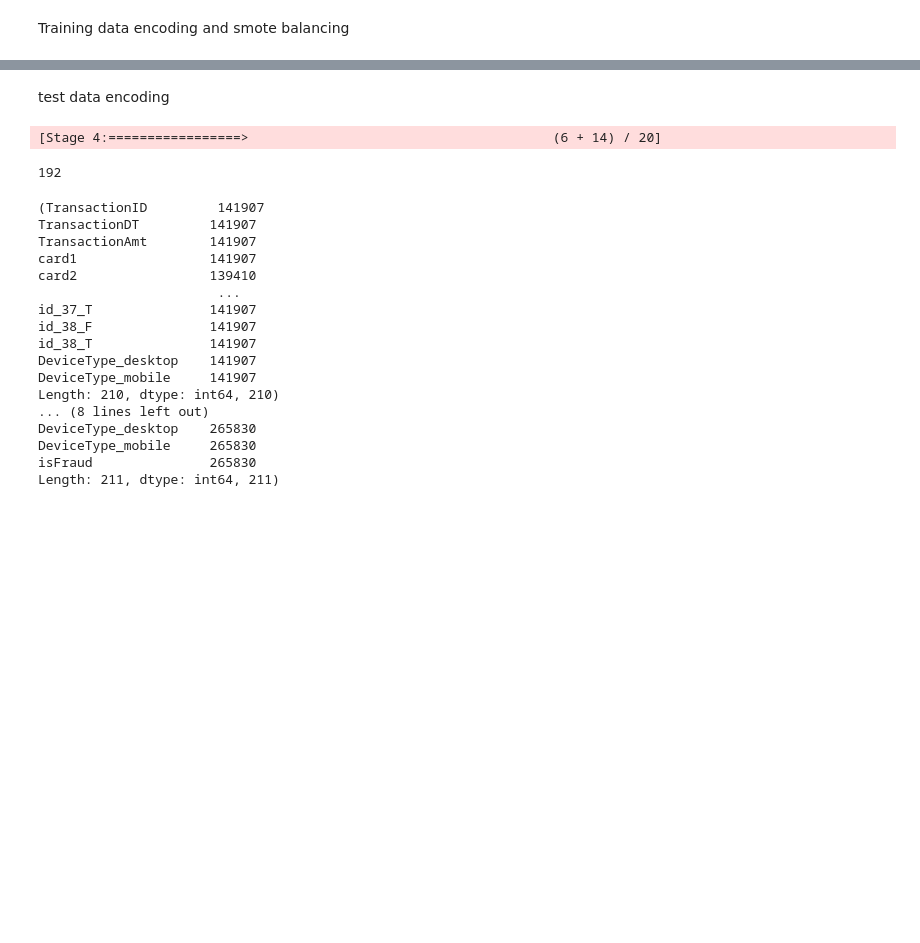
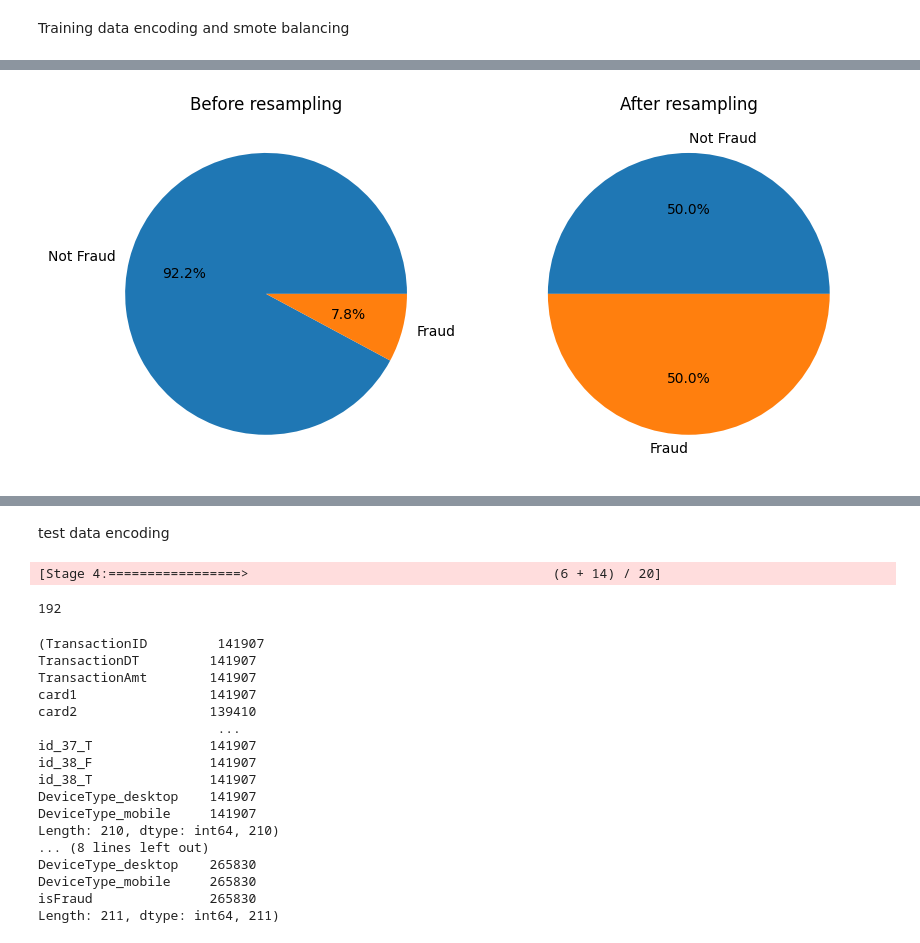
Before and after one commit to karysutariya/Fraud-Detection, a Jupyter notebook: databalancing.ipynb, the cells around one changed output, grey strips where cells are left out. Cells and saved outputs as stored; diff of their text form; code cells hidden in the pictures; blank space fills up the shorter version.

```diff
--- a/databalancing.ipynb
+++ b/databalancing.ipynb
@@ -55,0 +62,17 @@ plt.show()
+# %%
+# Plot the data
+fig, (ax1, ax2) = plt.subplots(1, 2, figsize=(10,5))
+
+classes=['Not Fraud' ,'Fraud']
+
+# Plot before resampling
+ax1.pie(class_counts_before, labels=classes, autopct='%1.1f%%')
+ax1.set_title('Before resampling')
+
+# Plot after resampling
+ax2.pie(class_counts_after, labels=classes, autopct='%1.1f%%')
+ax2.set_title('After resampling')
+
+plt.show()
+# %% [output]
+[figure, added]
```
Also changed, not shown: parts of 7 cells of this notebook.
